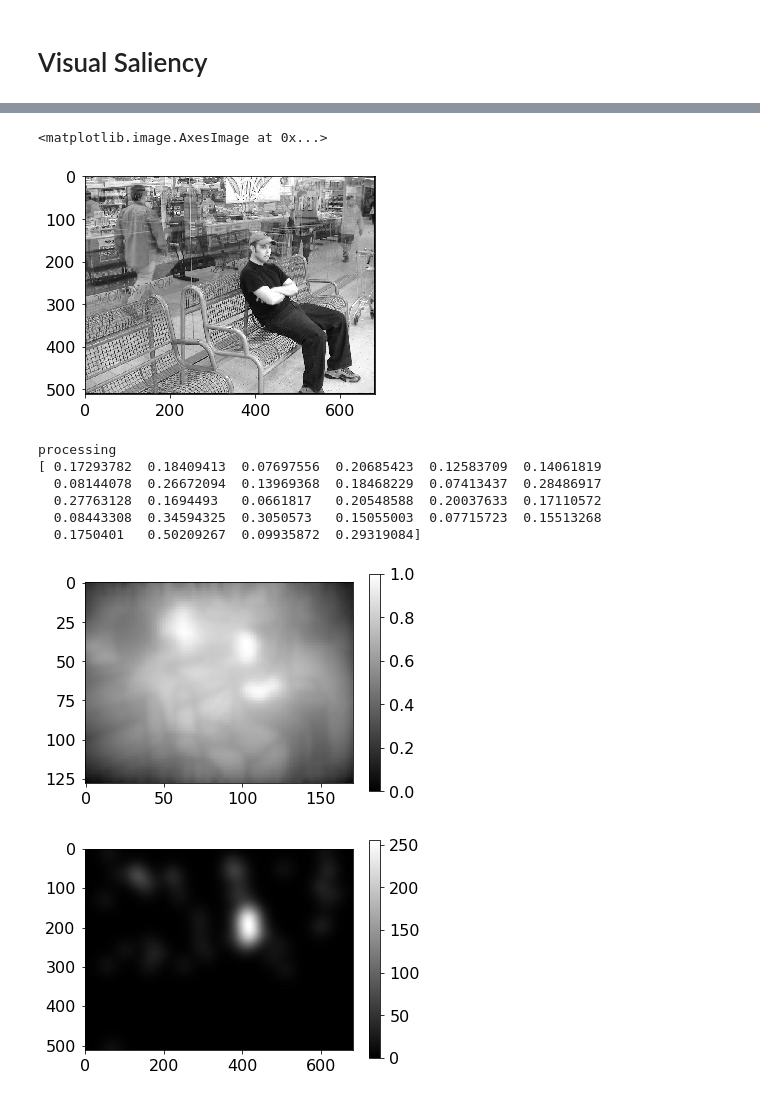
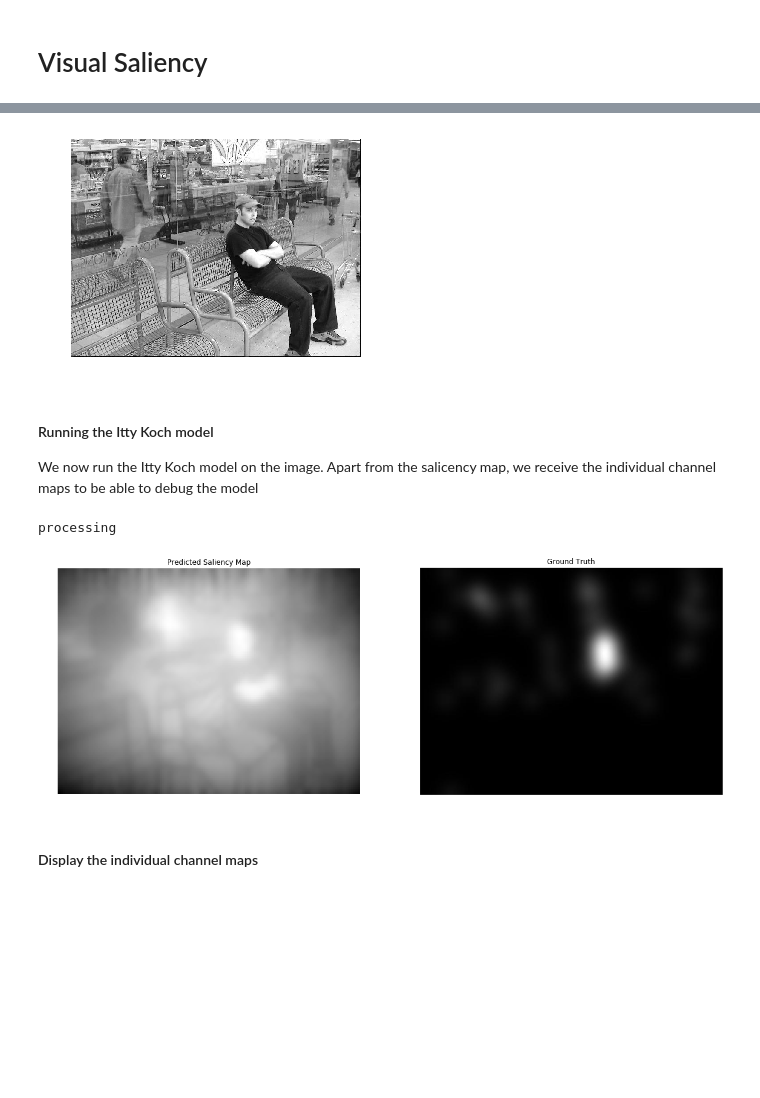
Before and after one commit to stes/saliency, a Jupyter notebook: 1. Visual Saliency.ipynb, the cells around one changed output, grey strips where cells are left out. Cells and saved outputs as stored; diff of their text form; code cells hidden in the pictures; blank space fills up the shorter version.

```diff
--- a/1. Visual Saliency.ipynb
+++ b/1. Visual Saliency.ipynb
@@ -22,41 +25,47 @@ plt.show()
 # %%
 import skimage.color
 
-refcolor = np.array([1,0,0])
+refcolor = np.array([1.,0.,0.])
 
 img_hsv  = skimage.color.rgb2hsv(img)
 refcolor = skimage.color.rgb2hsv(refcolor.reshape(1,1,3)) # to make it compatible
 
 plt.imshow(img_hsv[...,2], cmap="gray")
+plt.axis("off")
+plt.show()
 # %% [output]
-<matplotlib.image.AxesImage at 0x...>
-[figure, old version]
+[figure, new version]
+# %% [markdown]
+#### Running the Itty Koch model
+
+We now run the Itty Koch model on the image. Apart from the salicency map, we receive the individual channel maps to be able to debug the model
 # %%
 from saliency.model import IttyKoch
 
 model = IttyKoch(top_down="peakiness", mapwidth=128, logtransform=False,
-                 surround_sig = [2,8],
+                 surround_sig = [2,10],
                  gabor_wavelength=5.,
                  center_bias=1.5)
 
 final_map, chanmaps = model.predict(img, return_chanmaps=True)
 
-plt.imshow(final_map, cmap="gray")
-plt.colorbar()
+fig, (ax1, ax2) = plt.subplots(1,2,figsize=(20,8))
+
+ax1.imshow(final_map, cmap="gray")
+ax1.axis("off")
+ax1.set_title("Predicted Saliency Map")
+
+ax2.imshow(gt, cmap="gray")
+ax2.axis("off")
+ax2.set_title("Ground Truth")
+
+
 plt.show()
-
-plt.imshow(gt, cmap="gray")
-plt.colorbar()
-plt.show()
 # %% [output]
 processing
-[ 0.17293782  0.18409413  0.07697556  0.20685423  0.12583709  0.14061819
-  0.08144078  0.26672094  0.13969368  0.18468229  0.07413437  0.28486917
-  0.27763128  0.1694493   0.0661817   0.20548588  0.20037633  0.17110572
-  0.08443308  0.34594325  0.3050573   0.15055003  0.07715723  0.15513268
-  0.1750401   0.50209267  0.09935872  0.29319084]
-[figure, old version]
+[figure, new version]
-[figure, removed]
+# %% [markdown]
+#### Display the individual channel maps
 # %%
 fig, axes = plt.subplots(5,6,figsize=(20,10))
 axes = axes.flatten()
```
Also changed, not shown: parts of 7 cells of this notebook, 18 other files.
